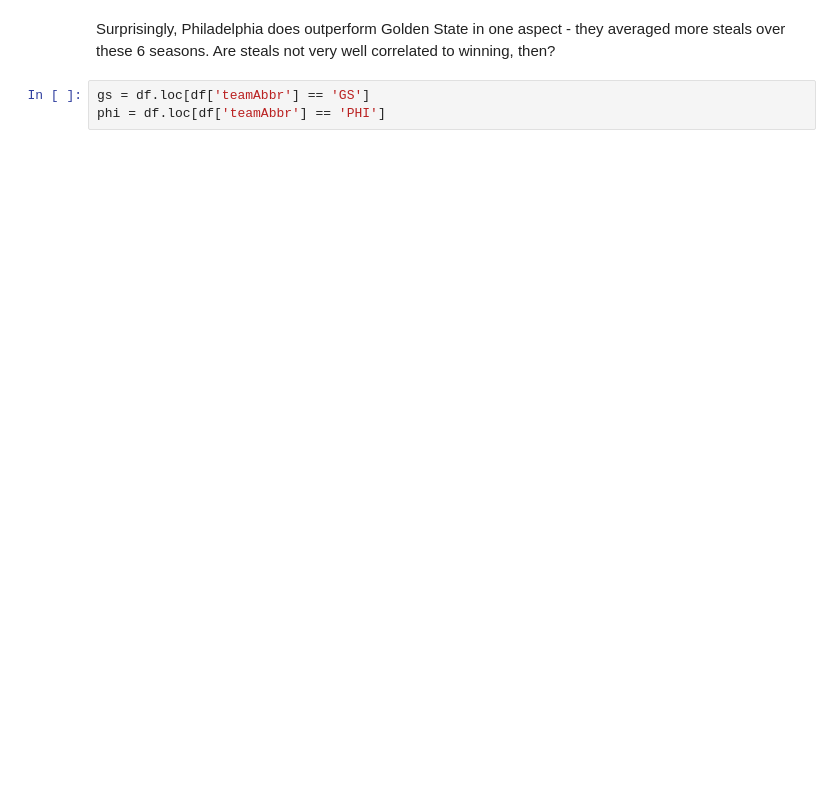
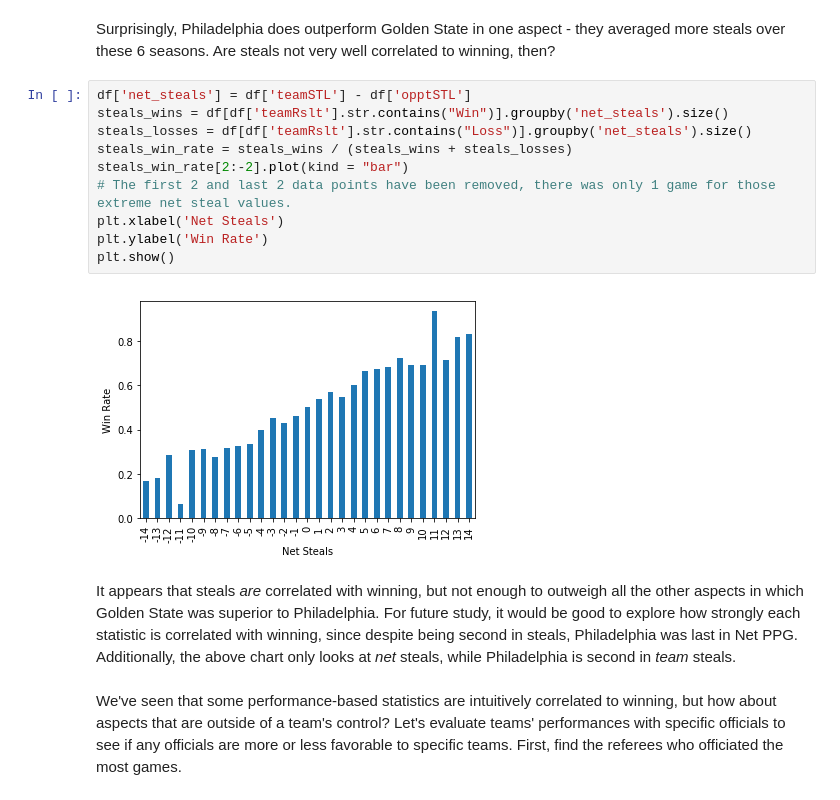
Before and after one commit to johnboy81918/Capstone-1-Analytic-Report-and-Research-Proposal, a Jupyter notebook: Capstone 1 Analytic Report and Research Proposal.ipynb, the cells around one changed output. Cells and saved outputs as stored; diff of their text form; blank space fills up the shorter version.

```diff
--- a/Capstone 1 Analytic Report and Research Proposal.ipynb
+++ b/Capstone 1 Analytic Report and Research Proposal.ipynb
@@ -82,5 +89,18 @@ WAS       42.957317
 # %% [markdown]
 Surprisingly, Philadelphia does outperform Golden State in one aspect - they averaged more steals over these 6 seasons. Are steals not very well correlated to winning, then?
-# %%
-gs = df.loc[df['teamAbbr'] == 'GS']
-phi = df.loc[df['teamAbbr'] == 'PHI']
+# %%
+df['net_steals'] = df['teamSTL'] - df['opptSTL']
+steals_wins = df[df['teamRslt'].str.contains("Win")].groupby('net_steals').size()
+steals_losses = df[df['teamRslt'].str.contains("Loss")].groupby('net_steals').size()
+steals_win_rate = steals_wins / (steals_wins + steals_losses)
+steals_win_rate[2:-2].plot(kind = "bar")
+# The first 2 and last 2 data points have been removed, there was only 1 game for those extreme net steal values.
+plt.xlabel('Net Steals')
+plt.ylabel('Win Rate')
+plt.show()
+# %% [output]
+[figure, added]
+# %% [markdown]
+It appears that steals *are* correlated with winning, but not enough to outweigh all the other aspects in which Golden State was superior to Philadelphia. For future study, it would be good to explore how strongly each statistic is correlated with winning, since despite being second in steals, Philadelphia was last in Net PPG. Additionally, the above chart only looks at *net* steals, while Philadelphia is second in *team* steals.
+# %% [markdown]
+We've seen that some performance-based statistics are intuitively correlated to winning, but how about aspects that are outside of a team's control? Let's evaluate teams' performances with specific officials to see if any officials are more or less favorable to specific teams. First, find the referees who officiated the most games.
```
Also changed, not shown: parts of 12 cells of this notebook.
